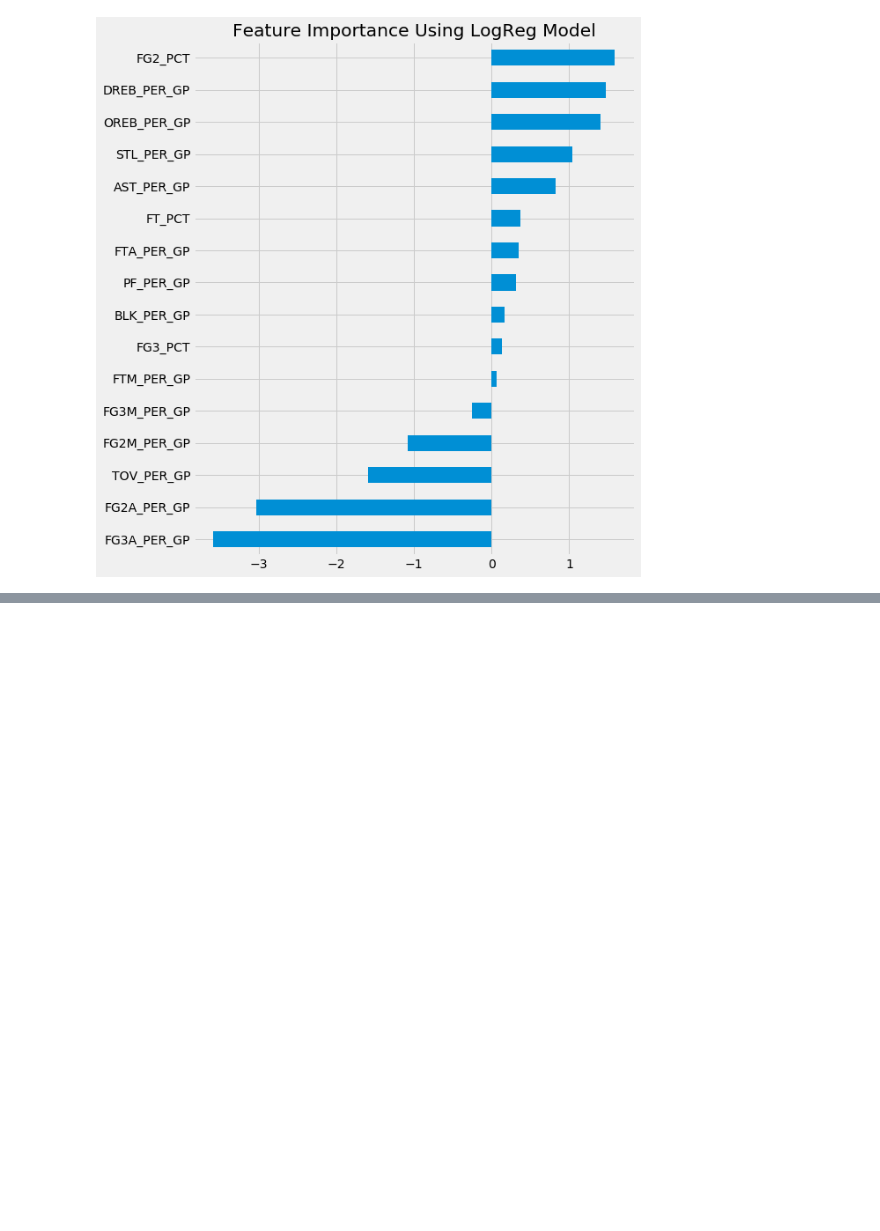
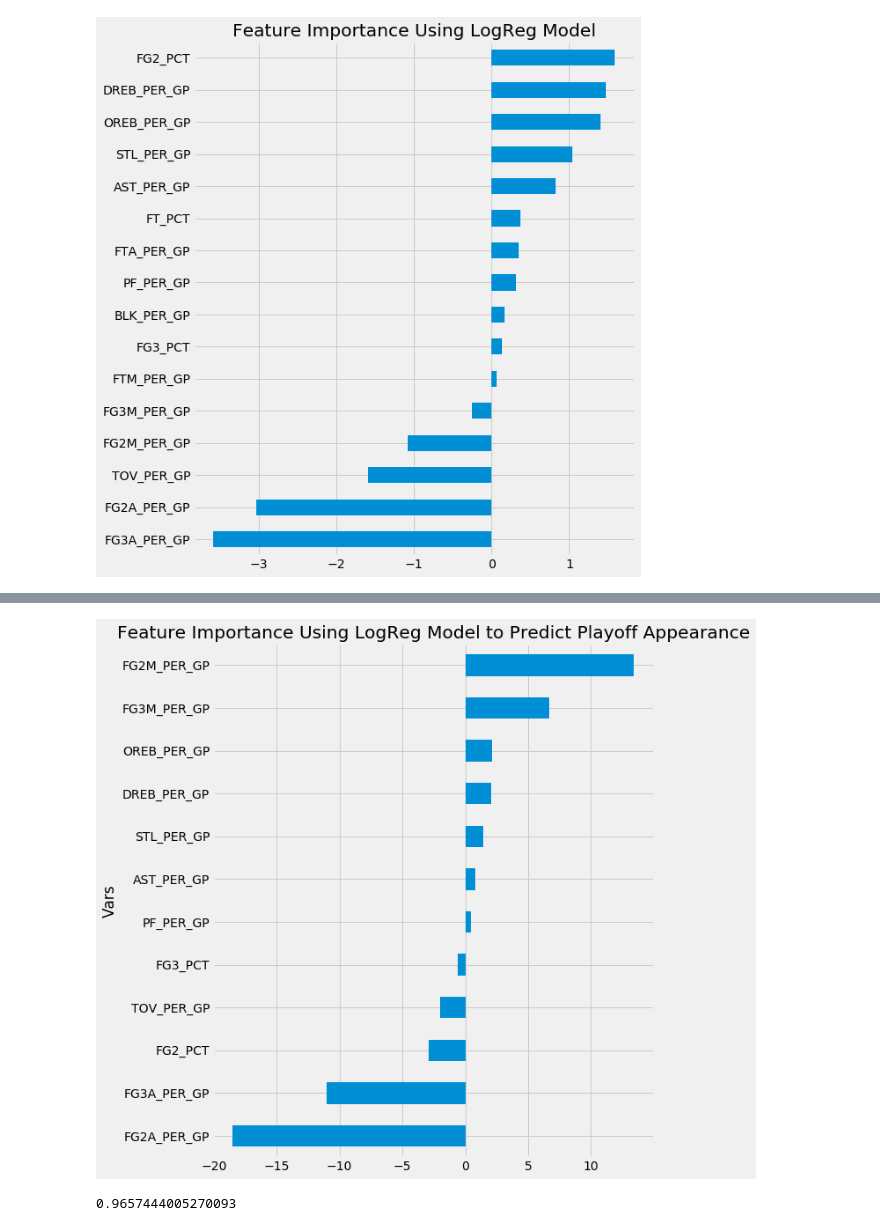
Before and after one commit to bgp09002/NBA, a Jupyter notebook: 3. Modeling/Modeling.ipynb, the cells around one changed output, grey strips where cells are left out. Saved outputs shown, nothing was run; the diff lists cells and outputs as text; code cells hidden in the pictures; blank space fills up the shorter version.

```diff
--- a/3. Modeling/Modeling.ipynb
+++ b/3. Modeling/Modeling.ipynb
@@ -299,7 +322,7 @@ plt.title("Feature Importance Using LogReg Model");
 [figure]
 # %%
 logit = sm.Logit(y_train,Z_train)
-logit.fit()
+logmodel=logit.fit()
 # %% [output]
 Optimization terminated successfully.
          Current function value: 0.357265
@@ -331,7 +370,6 @@ dtype: float64
 # %%
-pvalues=model.pvalues.to_frame().rename(columns={0:'P Value'})
-pvalues['Coef']=model.params.to_list()
-pvalues.drop('const',inplace=True)
+pvalues=logmodel.pvalues.to_frame().rename(columns={0:'P Value'})
+pvalues['Coef']=logmodel.params.to_list()
 pvalues['Vars']=feats
 pvalues.set_index('Vars',inplace=True)
 pvalues.sort_values(by=['P Value'])
@@ -337,0 +395,8 @@ pvalues.sort_values(by=['P Value'])
+# %%
+imp_coef=pvalues.loc[pvalues['P Value']<.05]['Coef'].sort_values()
+
+plt.plot(figsize=(10,8))
+imp_coef.plot(kind = "barh")
+plt.title("Feature Importance Using LogReg Model to Predict Playoff Appearance");
+# %% [output]
+[figure, added]
@@ -337,0 +415,5 @@ pvalues.sort_values(by=['P Value'])
+# %%
+logreg.fit(Z_train,y_train)
+logreg.score(Z_train,y_train)
+# %% [output]
+0.9657444005270093
```
Also changed, not shown: parts of 36 cells of this notebook, 12 other files.
